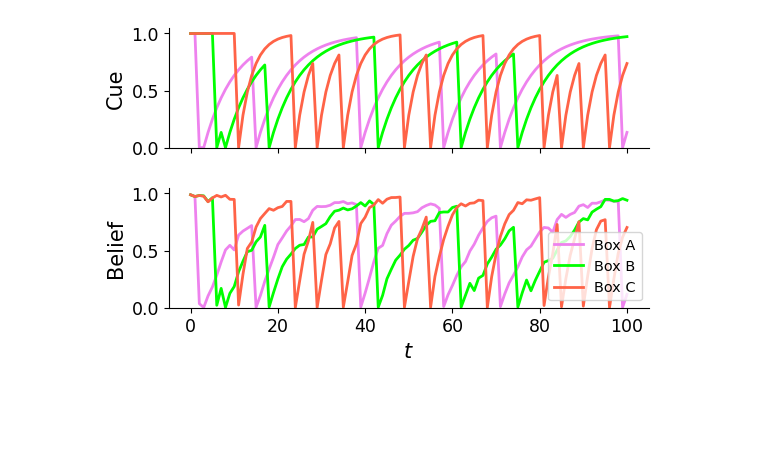
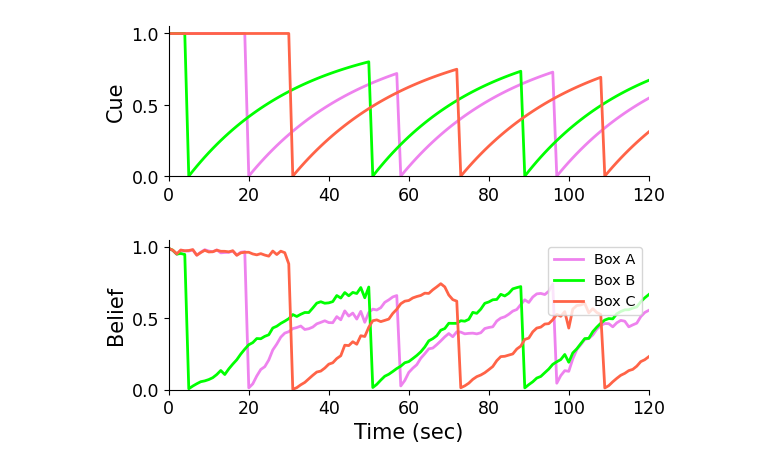
Before and after one commit to XaqLab/hex-arena, a Jupyter notebook: irc-monitor.ipynb, the cells around one changed output. Cells and saved outputs as stored; diff of their text form; code cells hidden in the pictures; blank space fills up the shorter version.

```diff
--- a/irc-monitor.ipynb
+++ b/irc-monitor.ipynb
@@ -18,7 +16 @@ if not os.path.exists('example-agent'):
 rng = np.random.default_rng()
-# %%
-manager = AgentManager('store', defaults='irc-defaults.yaml')
-key = '3440A875'
-config = manager.configs[key]
-print('env_param:\n{}'.format(config.env_param))
-print('task:\n{}'.format(config.task))
@@ -49,5 +76,12 @@ fig_p, fig_g = agent.model.env.plot_occupancy(episodes)
-# %%
-episode = rng.choice(episodes)
-fig, ani = agent.model.env.play_box_beliefs(episode, agent.model.p_s)
-# %% [output]
-[figure, removed]
+# %%
+episode = rng.choice(episodes)
+cues = np.stack([info['cues'] for info in episode.infos])
+probs = agent.model.env.food_probs(episode.beliefs, episode.states, agent.model.p_s)
+
+fig, ani = agent.model.env.play_traces(cues, xlabel='', ylabel='Cue', show_legend=False)
+ani.save('{}/agent-cue.gif'.format(example_dir))
+fig, ani = agent.model.env.play_traces(probs, ylabel='Belief')
+ani.save('{}/agent-belief.gif'.format(example_dir))
+# %% [output]
+[figure, added]
+[figure, added]
```
Also changed, not shown: parts of 6 cells of this notebook, 3 other files.
